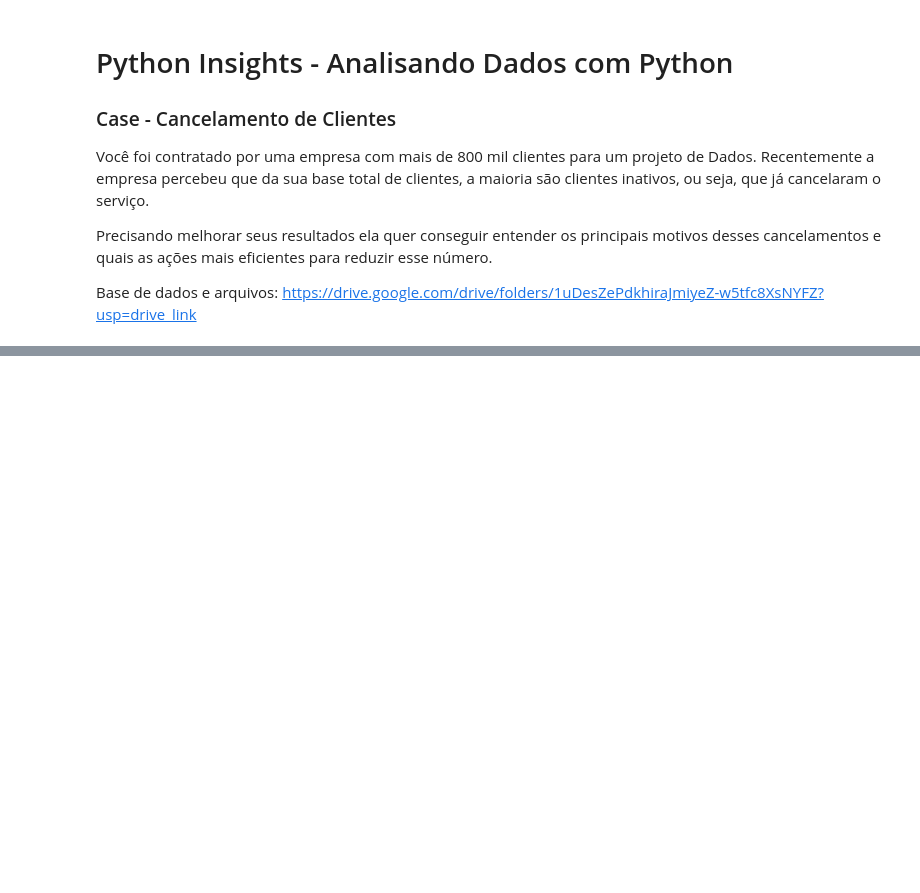
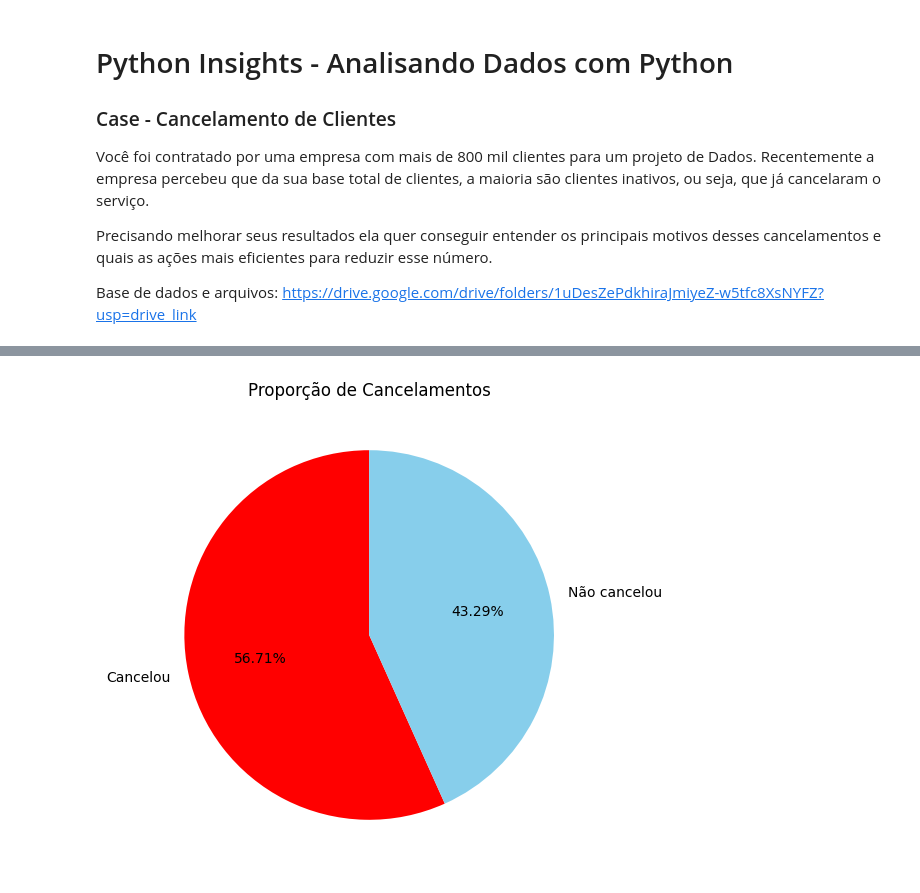
Before and after one commit to lucassk23/Python_Insights, a Jupyter notebook: inicial.ipynb, the cells around one changed output, grey strips where cells are left out. Saved outputs shown, nothing was run; the diff lists cells and outputs as text; code cells hidden in the pictures; blank space fills up the shorter version.

Commit message:
Feat: analise da quantidade de cancelamentos

```diff
--- a/inicial.ipynb
+++ b/inicial.ipynb
@@ -54,0 +15,9 @@ display(tabela)
+# %%
+#passo 1: importar a base de dados
+tabela = pd.read_csv('cancelamentos.csv')
+#passi 2: entender a base de dados
+
+
+#informações inuteis
+tabela = tabela.drop(columns='CustomerID')
+display(tabela)
@@ -54,0 +38,8 @@ display(tabela)
+# %%
+#passo 2: resolver problemas na base de dados
+#informações em formato errado
+#informações vazias
+
+display(tabela.info())
+tabela = tabela.dropna() #apagando linhas com informações vazias
+display(tabela.info())
@@ -54,0 +85,18 @@ display(tabela)
+# %%
+# Conta quantos cancelaram e quantos não cancelaram
+contagem = tabela["cancelou"].value_counts(normalize=True)
+
+contagem.index = contagem.index.map({0: "Não cancelou", 1: "Cancelou"})
+
+# Cria o gráfico de pizza
+plt.figure(figsize=(6,6))
+plt.pie(contagem,
+        labels=contagem.index,   # rótulos (ex: 0 = não cancelou, 1 = cancelou)
+        autopct="%.2f%%",        # mostra porcentagem com 1 casa decimal
+        startangle=90,           # começa o gráfico em 90 graus
+        colors=["red", "skyblue"])  # cores personalizadas
+
+plt.title("Proporção de Cancelamentos")
+plt.show()
+# %% [output]
+[figure, added]
```
Also changed, not shown: parts of 7 cells of this notebook.
